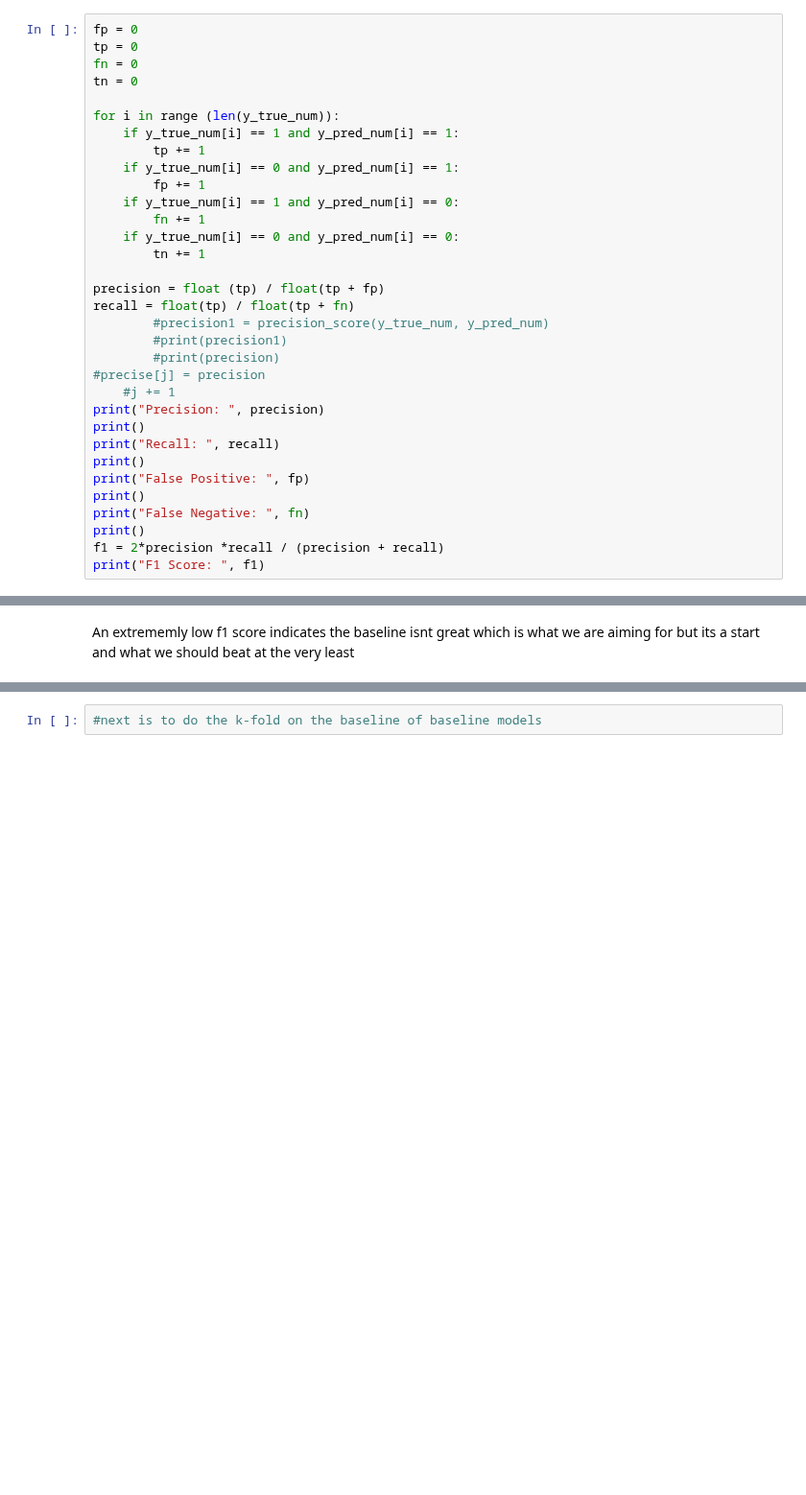
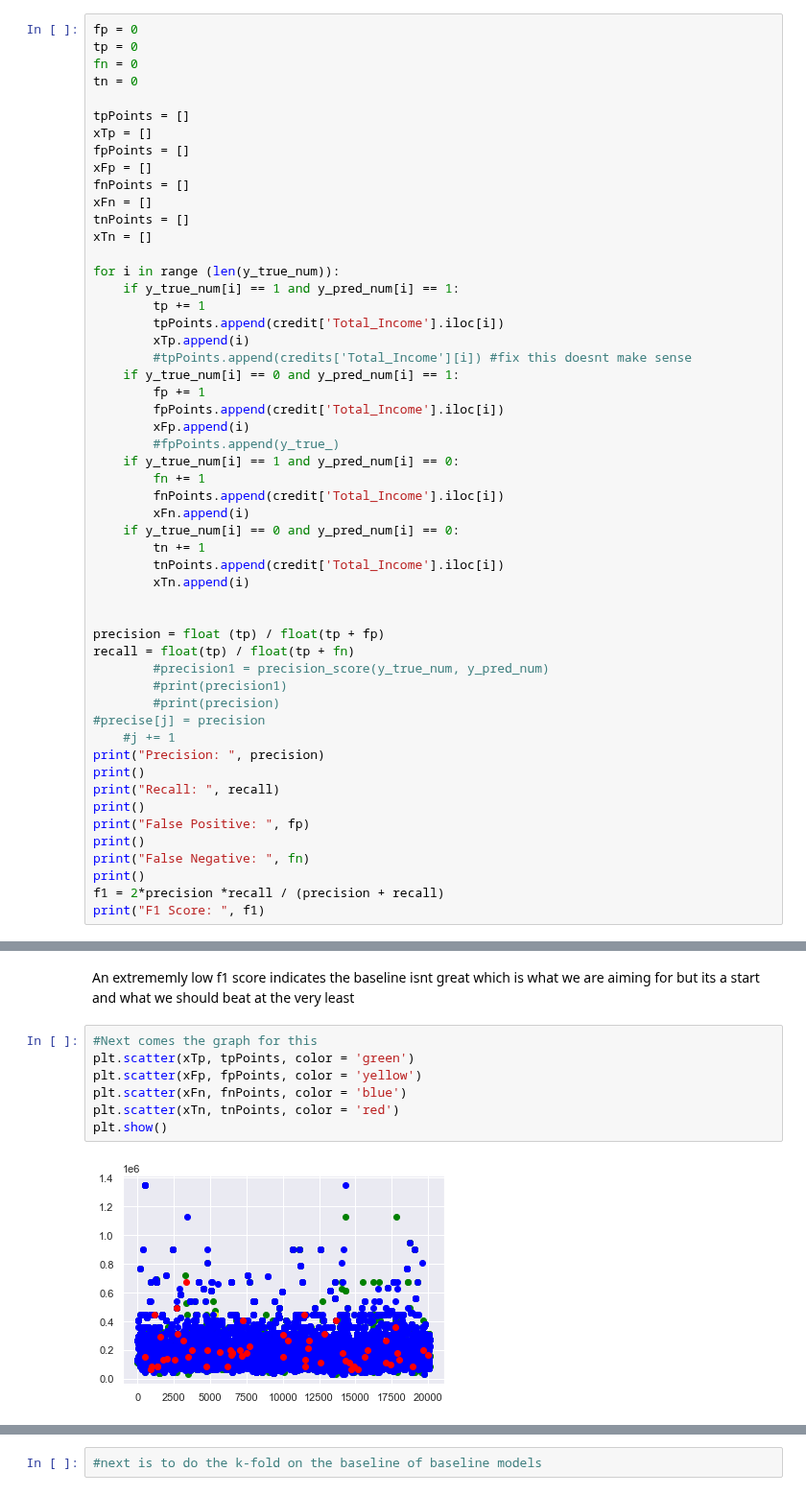
Before and after one commit to COGS118A/Group022-Wi23, a Jupyter notebook: CheckpointGroup022-Wi23.ipynb, the cells around one changed output, grey strips where cells are left out. Shown at 96% size. Cells and saved outputs as stored; diff of their text form; blank space fills up the shorter version.

Commit message:
Finished some plotting

```diff
--- a/CheckpointGroup022-Wi23.ipynb
+++ b/CheckpointGroup022-Wi23.ipynb
@@ -447,15 +447,35 @@ tp = 0
 fn = 0
 tn = 0
 
+tpPoints = []
+xTp = []
+fpPoints = []
+xFp = []
+fnPoints = []
+xFn = []
+tnPoints = []
+xTn = []
+
 for i in range (len(y_true_num)):
     if y_true_num[i] == 1 and y_pred_num[i] == 1:
         tp += 1
+        tpPoints.append(credit['Total_Income'].iloc[i])
+        xTp.append(i)
+        #tpPoints.append(credits['Total_Income'][i]) #fix this doesnt make sense
     if y_true_num[i] == 0 and y_pred_num[i] == 1:
         fp += 1
+        fpPoints.append(credit['Total_Income'].iloc[i])
+        xFp.append(i)
+        #fpPoints.append(y_true_)
     if y_true_num[i] == 1 and y_pred_num[i] == 0:
         fn += 1
+        fnPoints.append(credit['Total_Income'].iloc[i])
+        xFn.append(i)
     if y_true_num[i] == 0 and y_pred_num[i] == 0:
         tn += 1
+        tnPoints.append(credit['Total_Income'].iloc[i])
+        xTn.append(i)
+
 
 precision = float (tp) / float(tp + fp)
 recall = float(tp) / float(tp + fn)
@@ -487,2 +507,11 @@ F1 Score:  0.5759857904085257
 # %% [markdown]
 An extrememly low f1 score indicates the baseline isnt great which is what we are aiming for but its a start and what we should beat at the very least
+# %%
+#Next comes the graph for this
+plt.scatter(xTp, tpPoints, color = 'green')
+plt.scatter(xFp, fpPoints, color = 'yellow')
+plt.scatter(xFn, fnPoints, color = 'blue')
+plt.scatter(xTn, tnPoints, color = 'red')
+plt.show()
+# %% [output]
+[figure, added]
```
Also changed, not shown: parts of 15 cells of this notebook.
